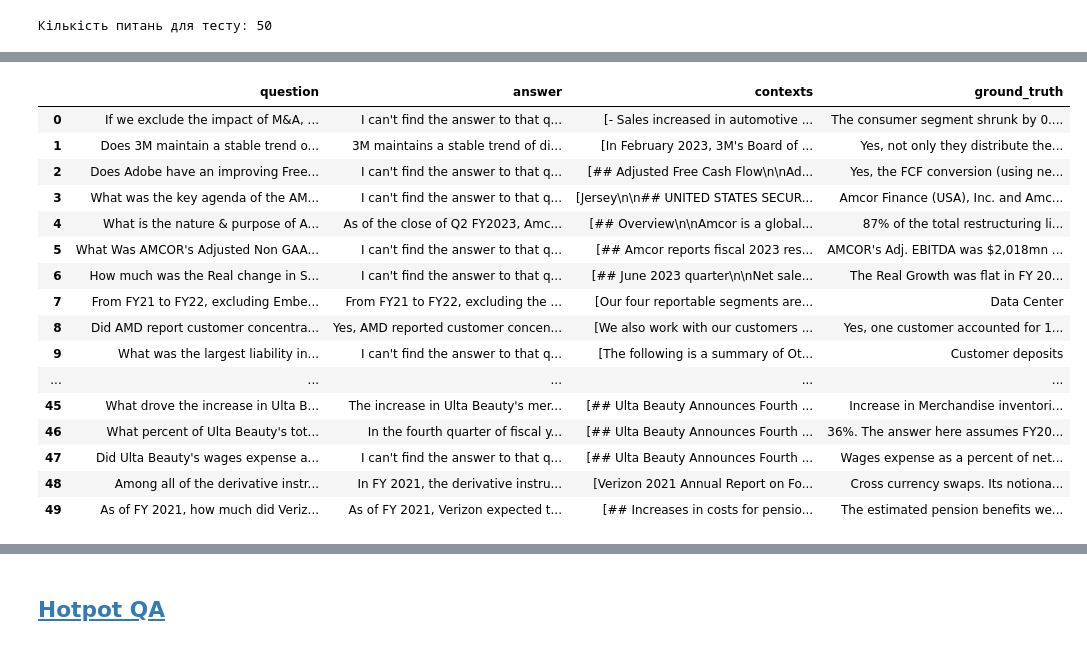
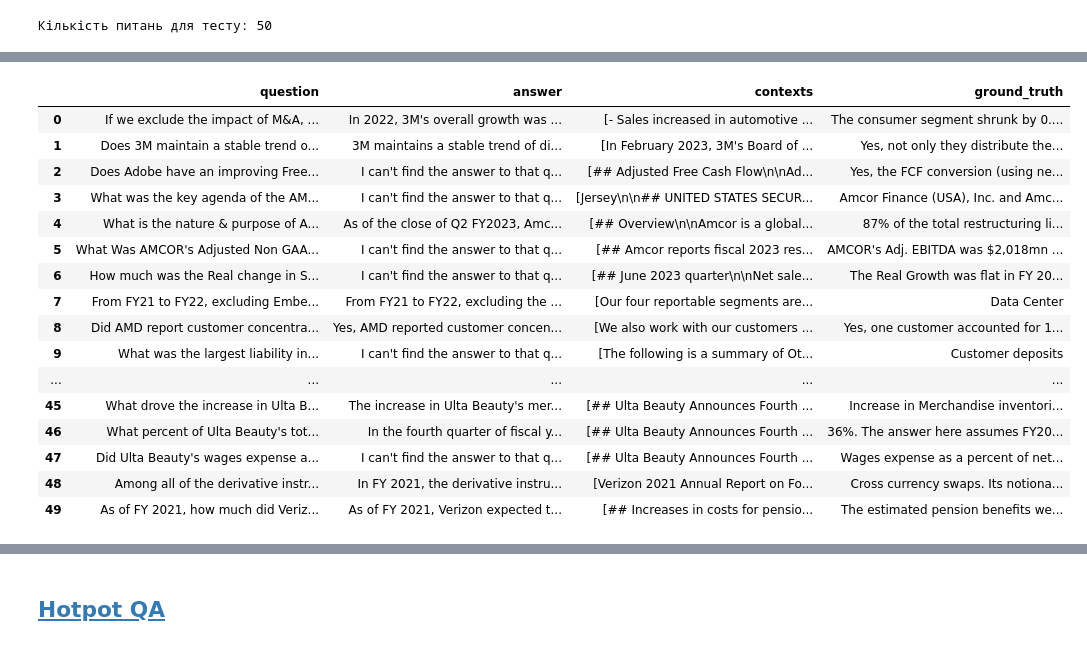
Before and after one commit to highbrow-228/contextual-retrieval-rag, a Jupyter notebook: fill_database.ipynb, the cells around one changed output, grey strips where cells are left out. Saved outputs shown, nothing was run; the diff lists cells and outputs as text; code cells hidden in the pictures.

```diff
--- a/fill_database.ipynb
+++ b/fill_database.ipynb
@@ -221,12 +221,12 @@ As of FY 2021, Verizon expected to pay $4,473 million for its retirees in 2024.
 # %%
 import pandas as pd
 
 results_buffer_df = pd.DataFrame(results_buffer)
-results_buffer_df.to_csv("data\\baseline_novel_generated_results_buffer.csv", index=False)
+results_buffer_df.to_csv("data/baseline_novel_generated_results_buffer.csv", index=False)
 results_buffer_df
 # %% [output]
 |  | question | answer | contexts | ground_truth |
-| 0 | If we exclude the impact of M&A, ... | I can't find the answer to that q... | [- Sales increased in automotive ... | The consumer segment shrunk by 0.... |
+| 0 | If we exclude the impact of M&A, ... | In 2022, 3M's overall growth was ... | [- Sales increased in automotive ... | The consumer segment shrunk by 0.... |
 | 1 | Does 3M maintain a stable trend o... | 3M maintains a stable trend of di... | [In February 2023, 3M's Board of ... | Yes, not only they distribute the... |
 | 2 | Does Adobe have an improving Free... | I can't find the answer to that q... | [## Adjusted Free Cash Flow\n\nAd... | Yes, the FCF conversion (using ne... |
 | 3 | What was the key agenda of the AM... | I can't find the answer to that q... | [Jersey\n\n## UNITED STATES SECUR... | Amcor Finance (USA), Inc. and Amc... |
```
Also changed, not shown: parts of 14 cells of this notebook, 13 other files.
